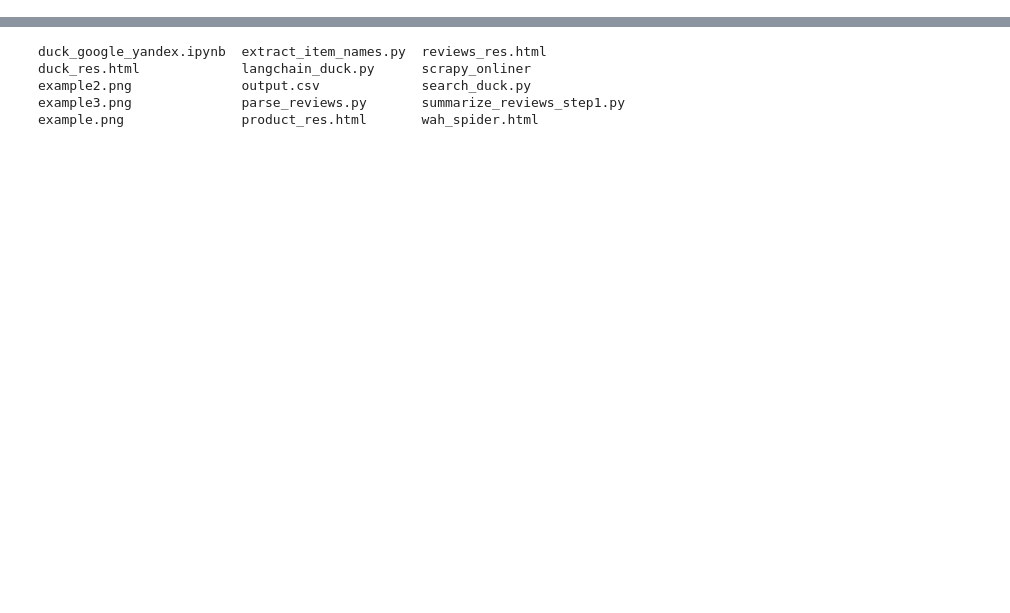
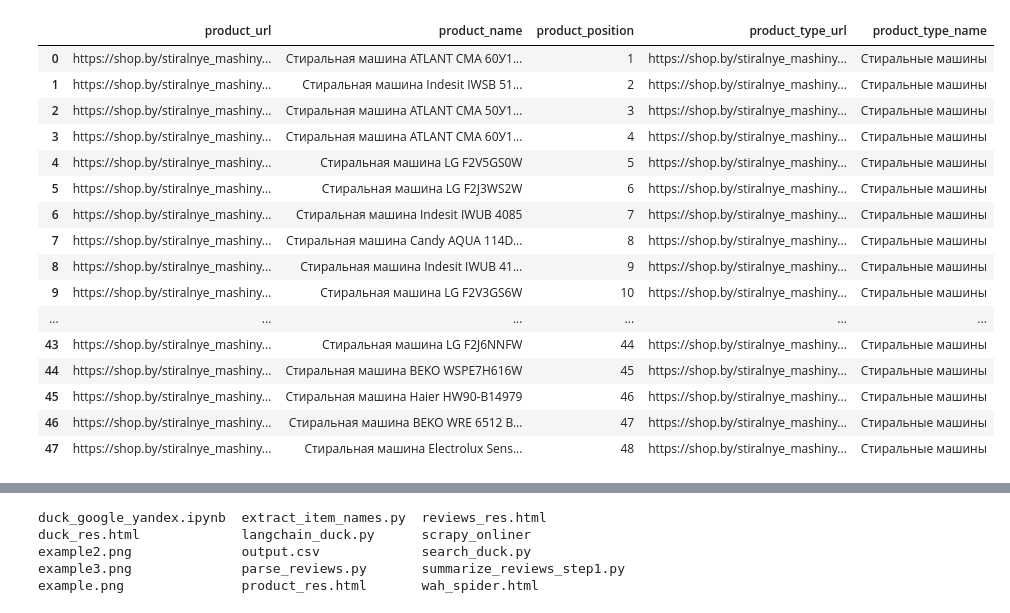
Before and after one commit to amstel1/llm, a Jupyter notebook: scripts/web_scraping/duck_google_yandex.ipynb, the cells around one changed output, grey strips where cells are left out. Cells and saved outputs as stored; diff of their text form; code cells hidden in the pictures; blank space fills up the shorter version.

```diff
--- a/scripts/web_scraping/duck_google_yandex.ipynb
+++ b/scripts/web_scraping/duck_google_yandex.ipynb
@@ -0,0 +6,3 @@
+# %%
+with open('../output_products.pkl', 'rb') as f:
+    data = pickle.load(f)
@@ -0,0 +247,24 @@
+# %%
+pd.DataFrame.from_records(
+    data=data[-1][0],
+    # orient=''
+
+)
+# %% [output]
+|  | product_url | product_name | product_position | product_type_url | product_type_name |
+| 0 | https://shop.by/stiralnye_mashiny... | Стиральная машина ATLANT СМА 60У1... | 1 | https://shop.by/stiralnye_mashiny... | Стиральные машины |
+| 1 | https://shop.by/stiralnye_mashiny... | Стиральная машина Indesit IWSB 51... | 2 | https://shop.by/stiralnye_mashiny... | Стиральные машины |
+| 2 | https://shop.by/stiralnye_mashiny... | Стиральная машина ATLANT СМА 50У1... | 3 | https://shop.by/stiralnye_mashiny... | Стиральные машины |
+| 3 | https://shop.by/stiralnye_mashiny... | Стиральная машина ATLANT СМА 60У1... | 4 | https://shop.by/stiralnye_mashiny... | Стиральные машины |
+| 4 | https://shop.by/stiralnye_mashiny... | Стиральная машина LG F2V5GS0W | 5 | https://shop.by/stiralnye_mashiny... | Стиральные машины |
+| 5 | https://shop.by/stiralnye_mashiny... | Стиральная машина LG F2J3WS2W | 6 | https://shop.by/stiralnye_mashiny... | Стиральные машины |
+| 6 | https://shop.by/stiralnye_mashiny... | Стиральная машина Indesit IWUB 4085 | 7 | https://shop.by/stiralnye_mashiny... | Стиральные машины |
+| 7 | https://shop.by/stiralnye_mashiny... | Стиральная машина Candy AQUA 114D... | 8 | https://shop.by/stiralnye_mashiny... | Стиральные машины |
+| 8 | https://shop.by/stiralnye_mashiny... | Стиральная машина Indesit IWUB 41... | 9 | https://shop.by/stiralnye_mashiny... | Стиральные машины |
+| 9 | https://shop.by/stiralnye_mashiny... | Стиральная машина LG F2V3GS6W | 10 | https://shop.by/stiralnye_mashiny... | Стиральные машины |
+| ... | ... | ... | ... | ... | ... |
+| 43 | https://shop.by/stiralnye_mashiny... | Стиральная машина LG F2J6NNFW | 44 | https://shop.by/stiralnye_mashiny... | Стиральные машины |
+| 44 | https://shop.by/stiralnye_mashiny... | Стиральная машина BEKO WSPE7H616W | 45 | https://shop.by/stiralnye_mashiny... | Стиральные машины |
+| 45 | https://shop.by/stiralnye_mashiny... | Стиральная машина Haier HW90-B14979 | 46 | https://shop.by/stiralnye_mashiny... | Стиральные машины |
+| 46 | https://shop.by/stiralnye_mashiny... | Стиральная машина BEKO WRE 6512 B... | 47 | https://shop.by/stiralnye_mashiny... | Стиральные машины |
+| 47 | https://shop.by/stiralnye_mashiny... | Стиральная машина Electrolux Sens... | 48 | https://shop.by/stiralnye_mashiny... | Стиральные машины |
```
Also changed, not shown: parts of 42 cells of this notebook, 5 other files.
